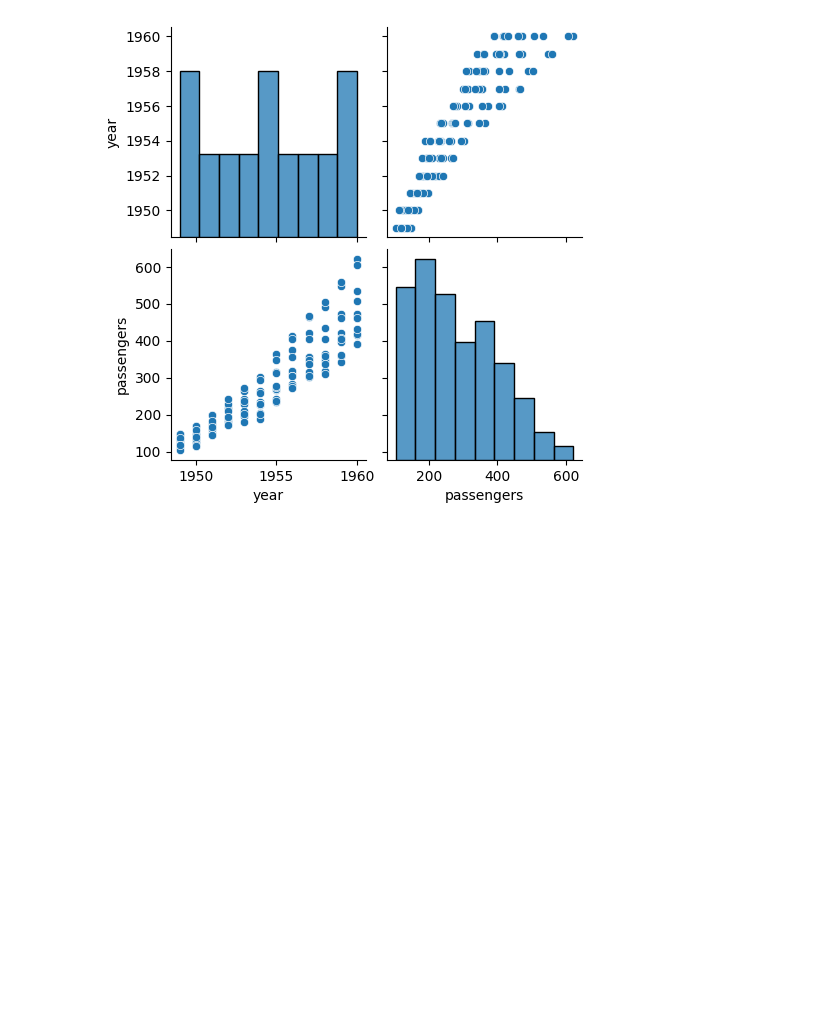
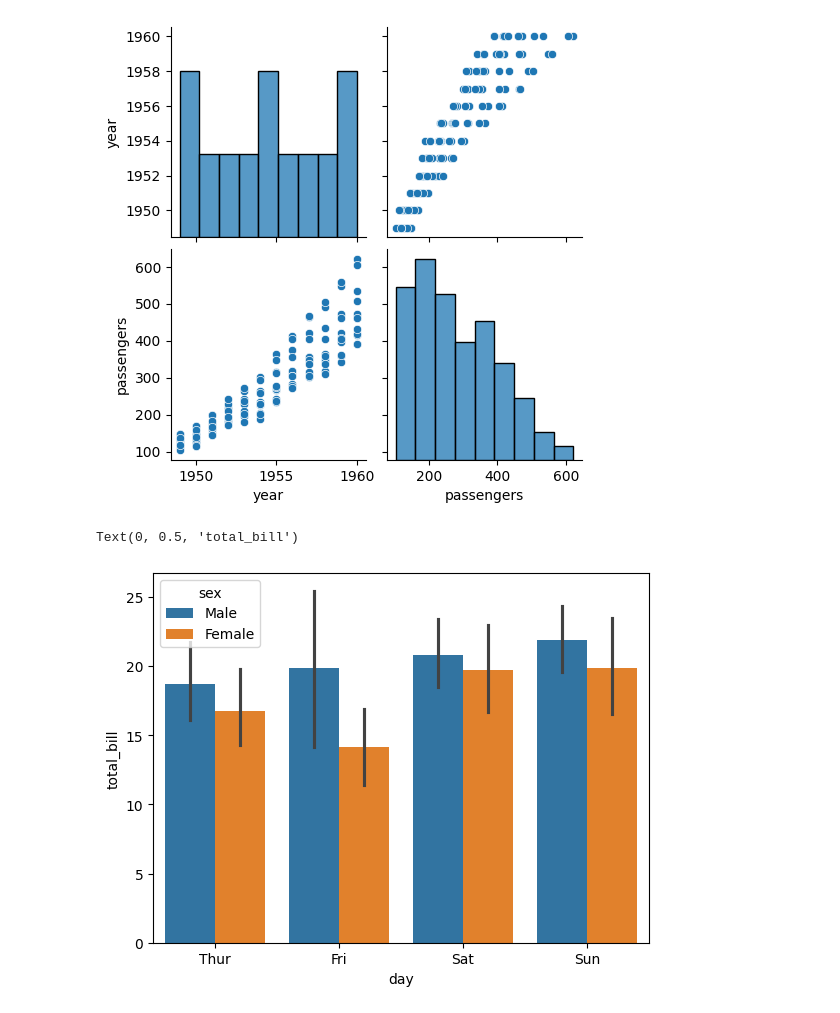
Before and after one commit to samadkhan-18/internship, a Jupyter notebook: sam.ipynb, the cells around one changed output. Saved outputs shown, nothing was run; the diff lists cells and outputs as text; code cells hidden in the pictures; blank space fills up the shorter version.

```diff
--- a/sam.ipynb
+++ b/sam.ipynb
@@ -448,3 +441,10 @@ sns.pairplot(df1)
 # %% [output]
 <seaborn.axisgrid.PairGrid at 0x...>
 [figure]
+# %%
+sns.barplot(x="day",y="total_bill",hue="sex",data=df2)
+plt.xlabel("day")
+plt.ylabel("total_bill")
+# %% [output]
+Text(0, 0.5, 'total_bill')
+[figure, added]
```
Also changed, not shown: parts of 3 cells of this notebook.
